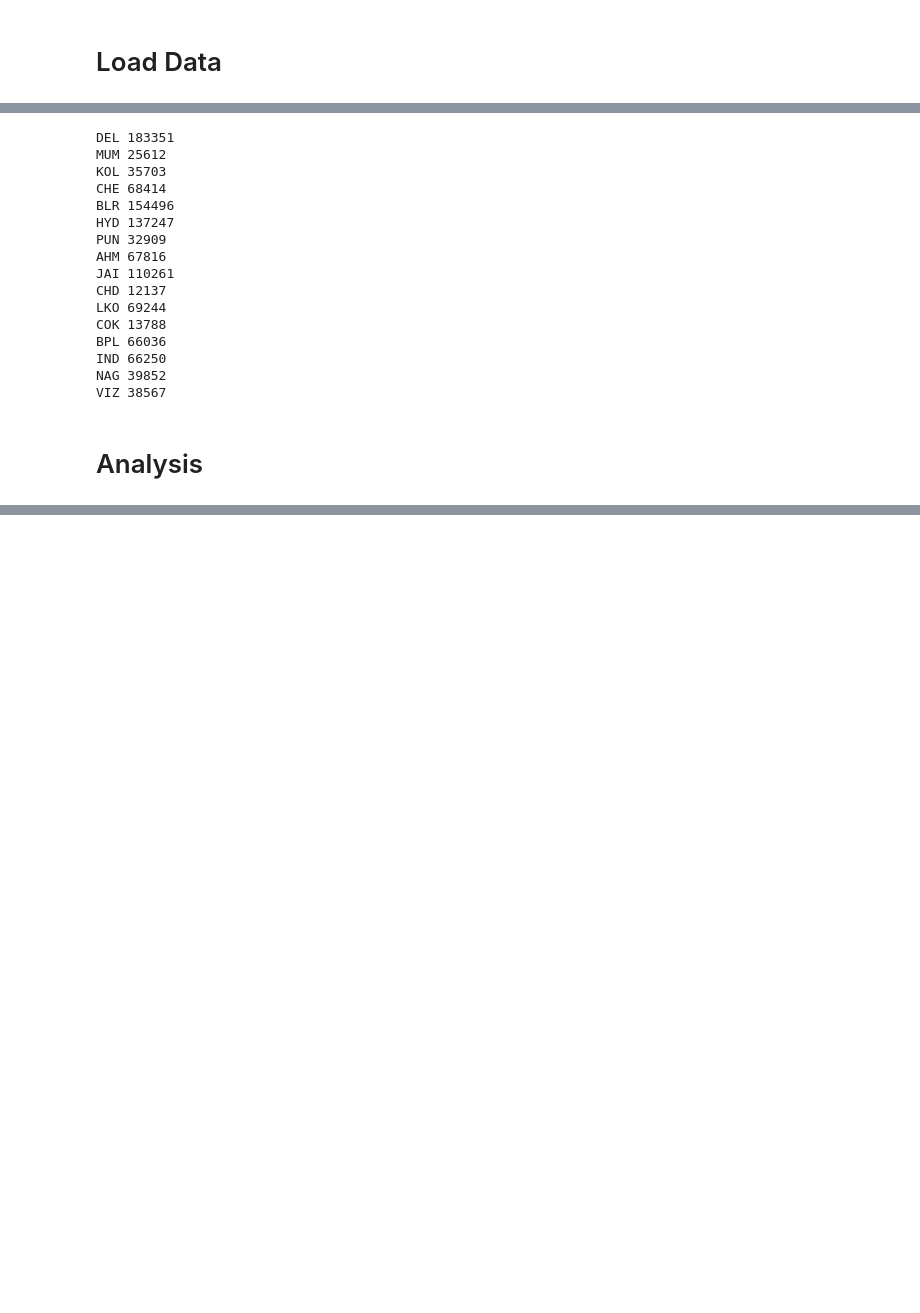
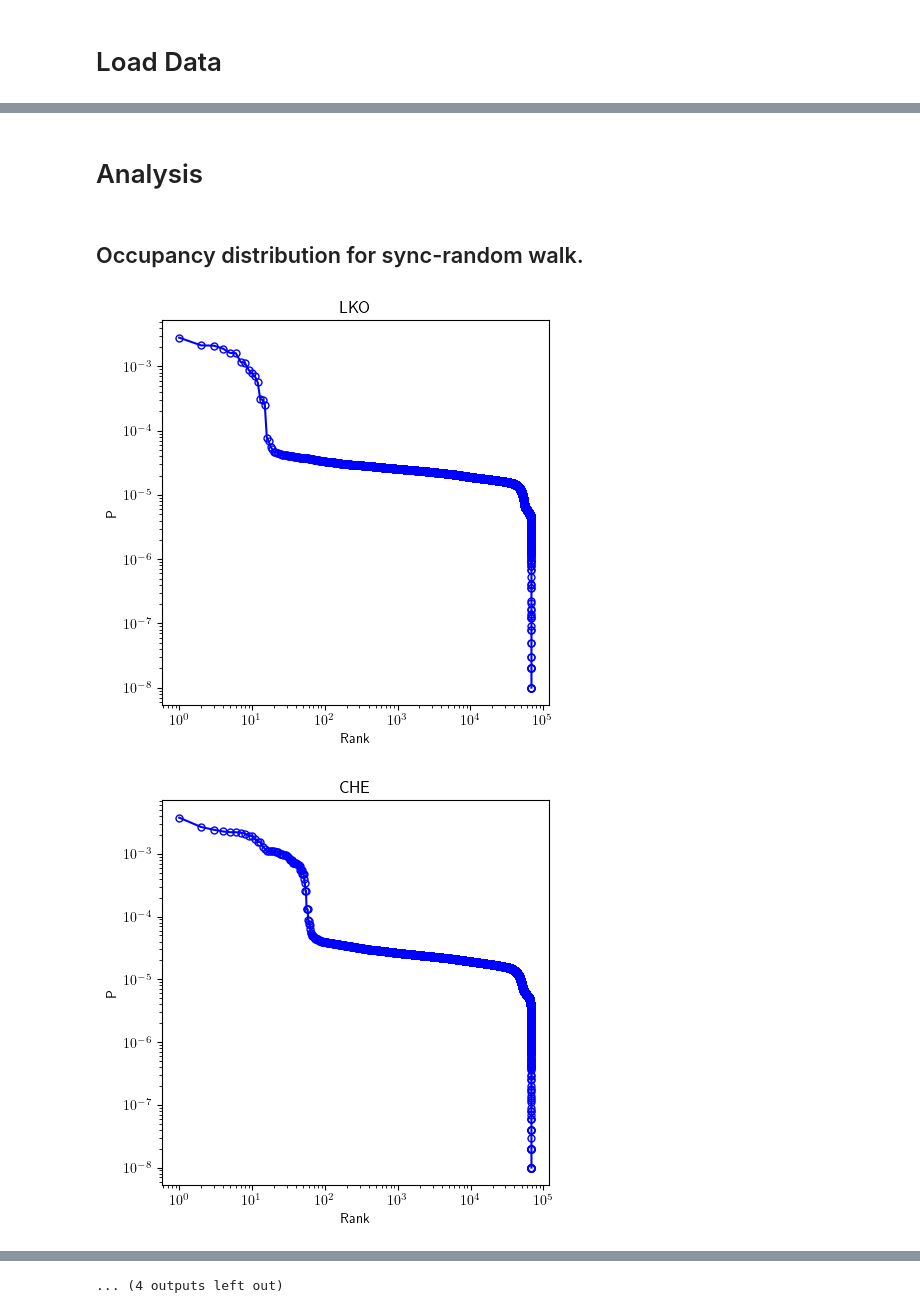
Before and after one commit to akshaysanjeevk/Road-Network-Stat-SGN2025, a Jupyter notebook: notebook1.ipynb, the cells around one changed output, grey strips where cells are left out. Saved outputs shown, nothing was run; the diff lists cells and outputs as text; code cells hidden in the pictures; blank space fills up the shorter version.

```diff
--- a/notebook1.ipynb
+++ b/notebook1.ipynb
@@ -42,27 +64,35 @@ a.savefig("time_dist.png", dpi=450)
-# %%
-for city in city_codes:
-    G = OpenGraph(city)
-    V= nx.number_of_nodes(G)
-    print(city, V)
-# %% [output]
-DEL 183351
-MUM 25612
-KOL 35703
-CHE 68414
-BLR 154496
-HYD 137247
-PUN 32909
-AHM 67816
-JAI 110261
-CHD 12137
-LKO 69244
-COK 13788
-BPL 66036
-IND 66250
-NAG 39852
-VIZ 38567
 # %% [markdown]
 # Analysis
+# %% [markdown]
+## Occupancy distribution for sync-random walk.
 # %%
+def OccPDF(X):
+    counts = np.bincount(X.ravel())
+    P = counts/counts.sum()
+    P = P[P>0]
+    rankdP = np.sort(P)[::-1]
 
-a, b = wPDF(city_codes)
+    ranks = np.arange(1, len(rankdP)+1)
+
+    fig,ax = plt.subplots(figsize=(5,5))
+    plt.loglog(ranks, rankdP, 'o-',
+                markersize=5,
+                fillstyle='none',
+                color = 'blue')
+    ax.set_xlabel("Rank")
+    ax.set_ylabel("P")
+
+    plt.show
+    return fig, ax
+# %%
+cities = os.listdir("./RW_data")
+for city in tqdm(cities, total=len(cities)):
+    X = np.load(f"./RW_data/{city}")['arr']
+    fig, ax = OccPDF(X)
+    ax.set_title(city[3:6])
+    fig.savefig(f"./OccPDFs/{city[:-4]}.png", dpi=450)
+    plt.cla
+    del X
+# %% [output]
+[figure, added]
+[figure, added]
@@ -68,0 +109 @@ a, b = wPDF(city_codes)
+... (4 outputs left out)
```
Also changed, not shown: parts of 10 cells of this notebook, 40 other files.
